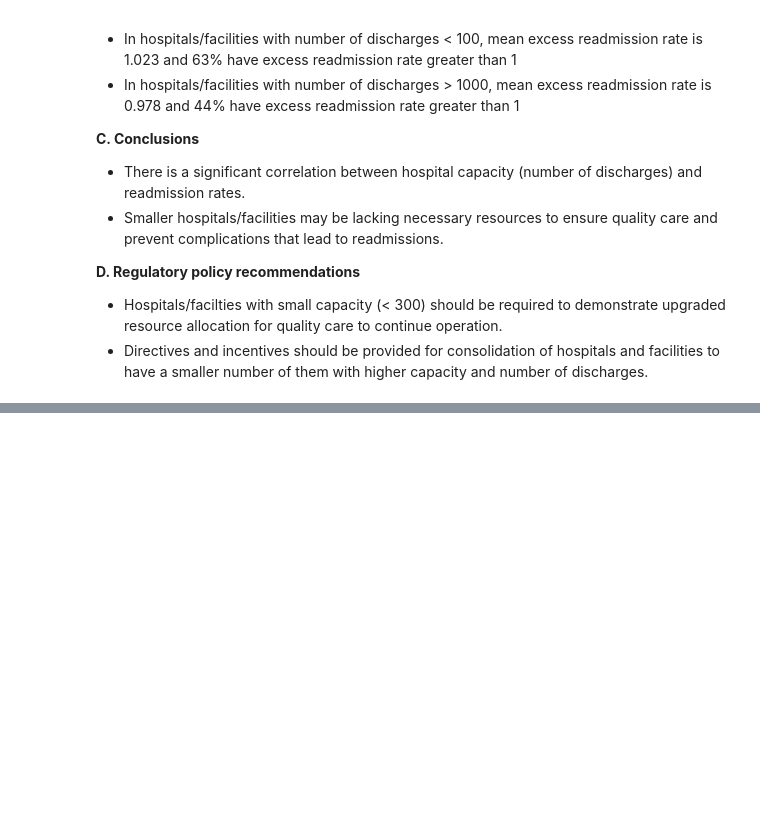
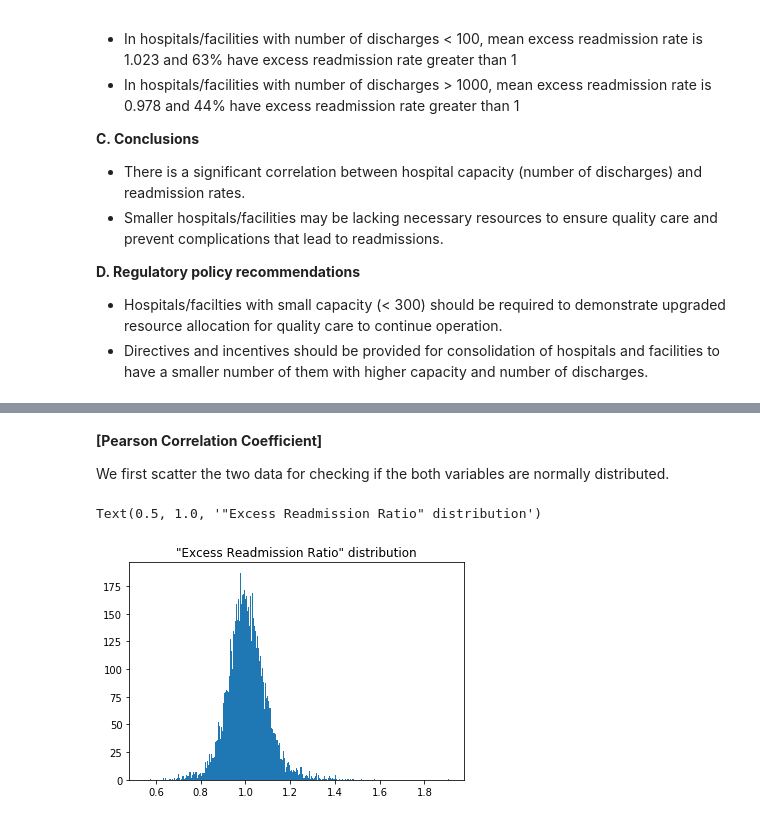
Before and after one commit to ahrimhan/springboard-course, a Jupyter notebook: exploratory-data-analysis/EDA_hospital_readmit/sliderule_dsi_inferential_statistics_exercise_3.ipynb, the cells around one changed output, grey strips where cells are left out. Drawn from its saved outputs; the diff is of its cells as text; code cells hidden in the pictures; blank space fills up the shorter version.

```diff
--- a/exploratory-data-analysis/EDA_hospital_readmit/sliderule_dsi_inferential_statistics_exercise_3.ipynb
+++ b/exploratory-data-analysis/EDA_hospital_readmit/sliderule_dsi_inferential_statistics_exercise_3.ipynb
@@ -106,0 +202,10 @@ You can compose in notebook cells using Markdown:
+# %% [markdown]
+**[Pearson Correlation Coefficient]**
+
+We first scatter the two data for checking if the both variables are normally distributed.
+# %%
+p1 = plt.hist(df["Excess Readmission Ratio"], 500)
+plt.title("\"Excess Readmission Ratio\" distribution")
+# %% [output]
+Text(0.5, 1.0, '"Excess Readmission Ratio" distribution')
+[figure, added]
```
Also changed, not shown: parts of 28 cells of this notebook, 1 other file.
